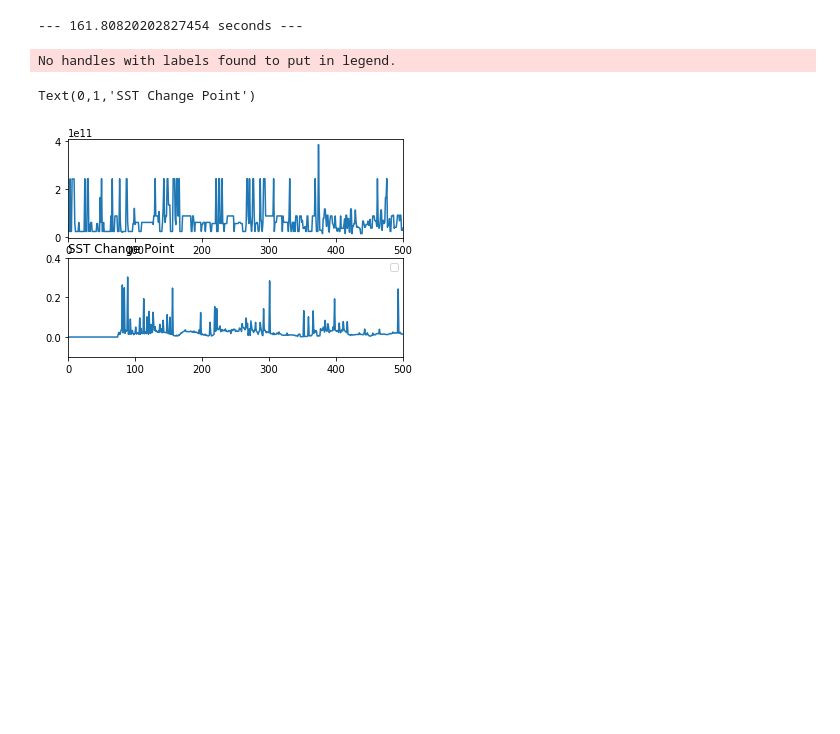
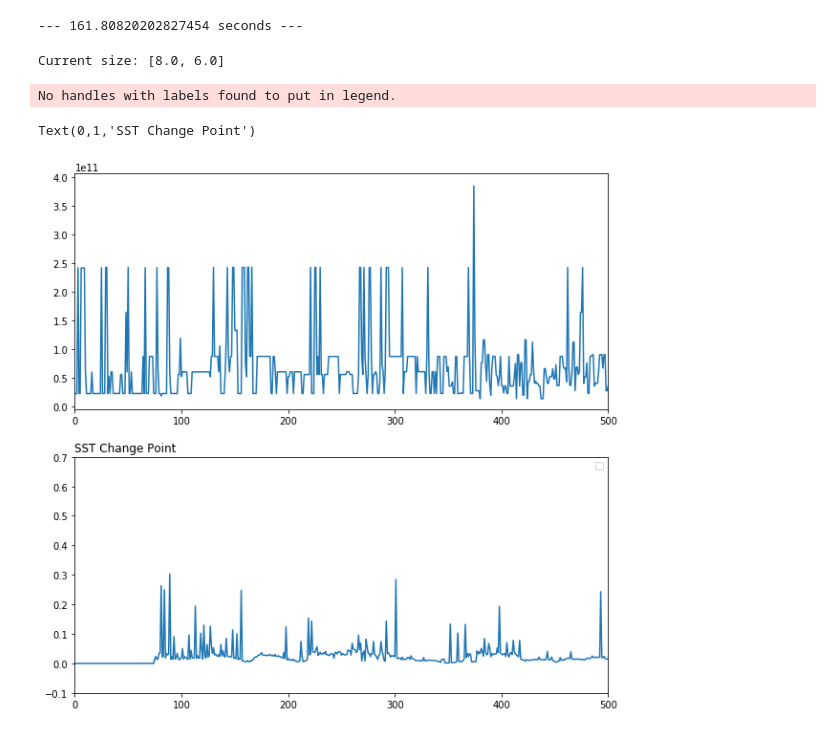
Before and after one commit to ssen7/market-sector-event-project, a Jupyter notebook: event-detection/time_series_events_banpei.ipynb, the cells around one changed output. Drawn from its saved outputs; the diff is of its cells as text; code cells hidden in the pictures; blank space fills up the shorter version.

```diff
--- a/event-detection/time_series_events_banpei.ipynb
+++ b/event-detection/time_series_events_banpei.ipynb
@@ -71,19 +71,30 @@ results = model.detect(fin_price, is_lanczos=True)
 print("--- %s seconds ---" % (time.time() - start_time))
 # %% [output]
 --- 161.80820202827454 seconds ---
+# %%
+# set figure size
+fig_size = plt.rcParams["figure.figsize"]
+
+# Prints: [8.0, 6.0]
+print("Current size:", fig_size)
+fig_size[0] = 10
+fig_size[1] = 10
+plt.rcParams["figure.figsize"] = fig_size
+# %% [output]
+Current size: [8.0, 6.0]
 # %%
 plt.subplot(211)
 plt.plot(fin_price)
 plt.xlim(0, 500)
 
 
 plt.subplot(212)
 plt.plot(results)
 plt.xlim(0, 500)
-plt.ylim(-0.1, 0.4)
+plt.ylim(-0.1, 0.7)
 plt.legend()
 plt.title('SST Change Point', loc='left')
 # %% [output]
 No handles with labels found to put in legend.
 Text(0,1,'SST Change Point')
-[figure, old version]
+[figure, new version]
```
Also changed, not shown: parts of 1 cell of this notebook.
